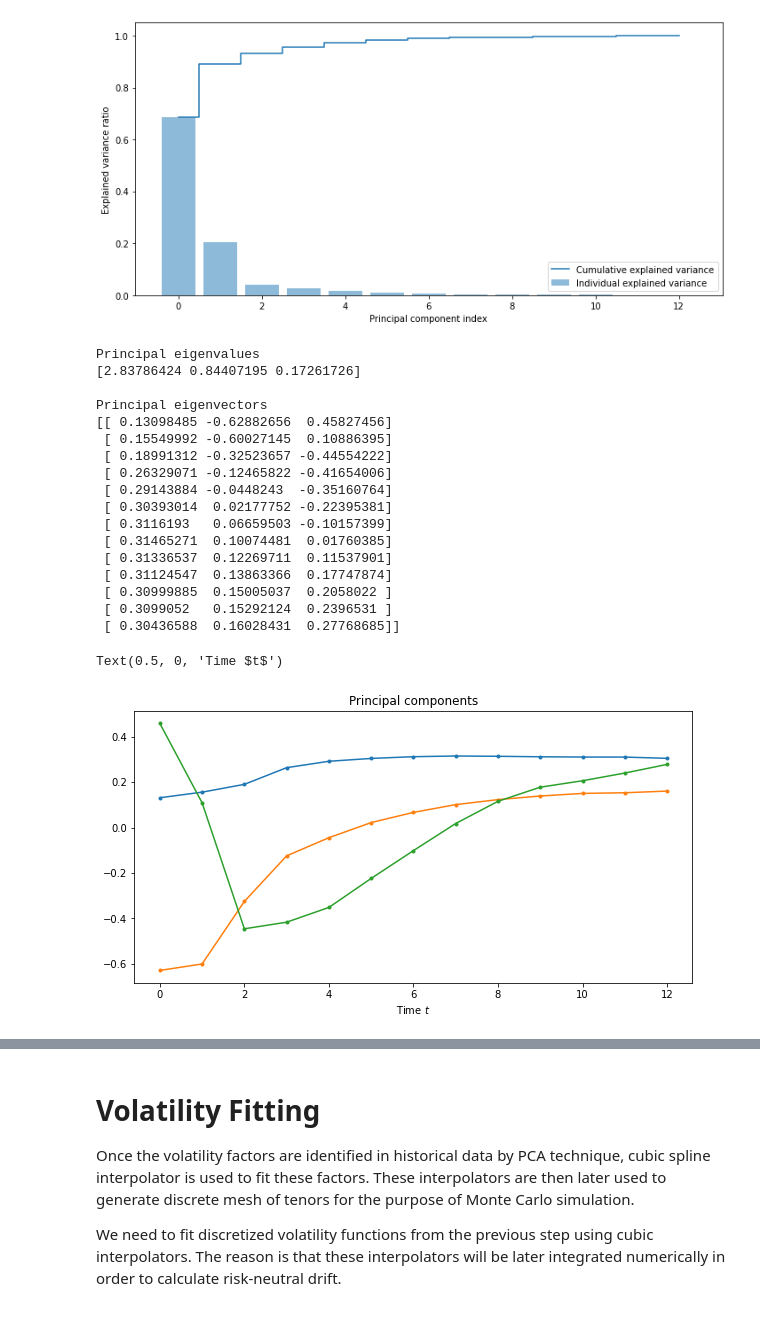
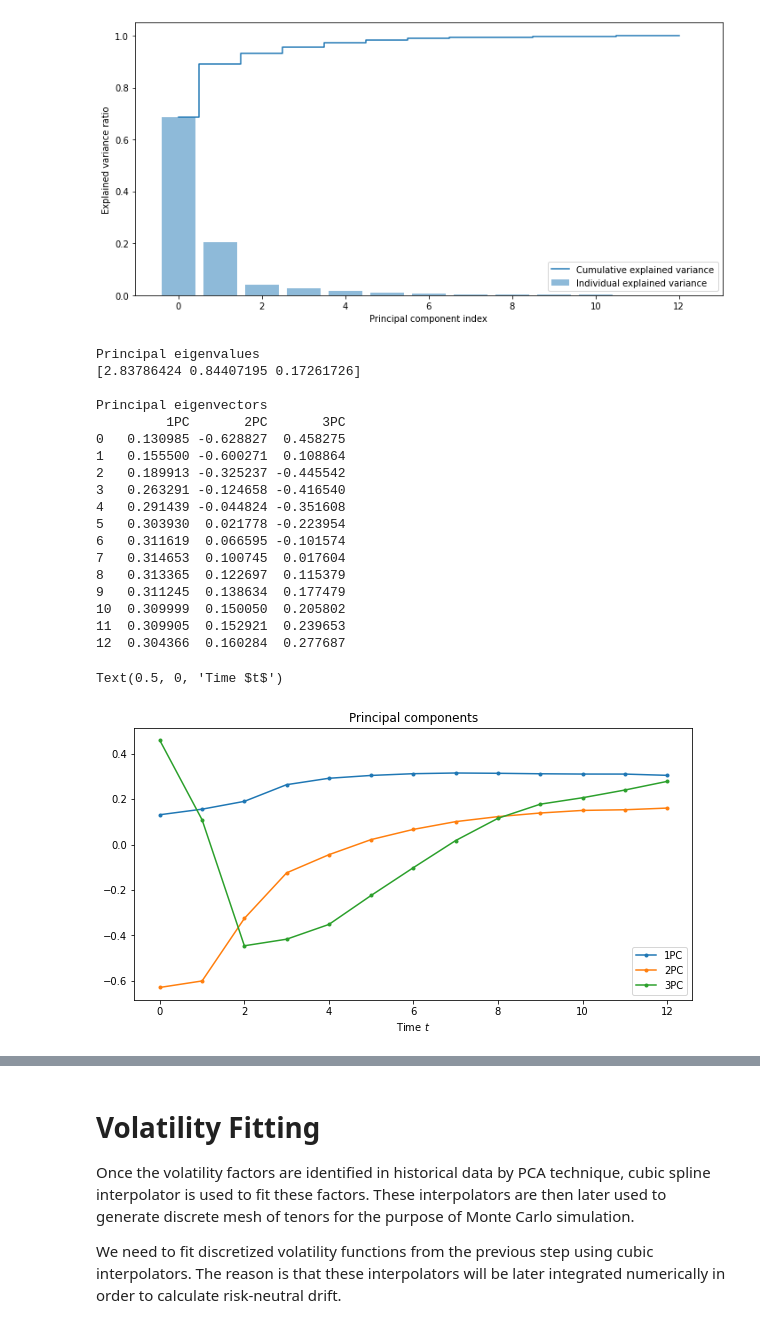
Before and after one commit to siljeanf/MathematicalFinance, a Jupyter notebook: exercise3/multifactormodelling.ipynb, the cells around one changed output, grey strips where cells are left out. Cells and saved outputs as stored; diff of their text form; code cells hidden in the pictures.

```diff
--- a/exercise3/multifactormodelling.ipynb
+++ b/exercise3/multifactormodelling.ipynb
@@ -58,0 +57,13 @@ for col in range(0,nseries-1):
+# %%
+df_final = df_final.iloc[0:-2,:] #remove last row
+
+#plot absolute returns
+plt.figure(figsize=(10,5))
+plt.plot(df_final.iloc[:,0], df_final.iloc[:,1:]/100 ,label=df_final.columns[1:])
+plt.title('Differentiated historical returns')
+plt.ylabel("f")
+plt.xlabel("Time")
+plt.legend()
+plt.show()
+
+#print(df_final) #mangler 15års renten...ups
@@ -153,42 +143,44 @@ plt.show()
 # %%
 #select eigenvectors with highest eigenvalues
 factors = 3 # 3 PCs
 index_eigvec = list(reversed(eigval.argsort()))[0:factors]   # highest principal component first in the array
 princ_eigval = np.array([eigval[i] for i in index_eigvec])
 princ_comp = np.hstack([eigvec[:,i] for i in index_eigvec]) #hver PC eggges kolonnevis i princ_comp
-
+princ_comp_df = pd.DataFrame(princ_comp, columns= ["1PC", "2PC", "3PC"])
 #print results
 print("Principal eigenvalues")
 print(princ_eigval)
 print()
 print("Principal eigenvectors")
-print(princ_comp)
+print(princ_comp_df)
 
 #plot
 plt.figure(figsize=(10,5))
-plt.plot(princ_comp, marker='.')
+plt.plot(princ_comp_df, marker='.', label=princ_comp_df.columns)
 plt.title('Principal components')
+plt.legend()
 plt.xlabel(r'Time $t$')
 # %% [output]
 Principal eigenvalues
 [2.83786424 0.84407195 0.17261726]
 
 Principal eigenvectors
-[[ 0.13098485 -0.62882656  0.45827456]
- [ 0.15549992 -0.60027145  0.10886395]
- [ 0.18991312 -0.32523657 -0.44554222]
- [ 0.26329071 -0.12465822 -0.41654006]
- [ 0.29143884 -0.0448243  -0.35160764]
- [ 0.30393014  0.02177752 -0.22395381]
- [ 0.3116193   0.06659503 -0.10157399]
- [ 0.31465271  0.10074481  0.01760385]
- [ 0.31336537  0.12269711  0.11537901]
- [ 0.31124547  0.13863366  0.17747874]
- [ 0.30999885  0.15005037  0.2058022 ]
- [ 0.3099052   0.15292124  0.2396531 ]
- [ 0.30436588  0.16028431  0.27768685]]
+         1PC       2PC       3PC
+0   0.130985 -0.628827  0.458275
+1   0.155500 -0.600271  0.108864
+2   0.189913 -0.325237 -0.445542
+3   0.263291 -0.124658 -0.416540
+4   0.291439 -0.044824 -0.351608
+5   0.303930  0.021778 -0.223954
+6   0.311619  0.066595 -0.101574
+7   0.314653  0.100745  0.017604
+8   0.313365  0.122697  0.115379
+9   0.311245  0.138634  0.177479
+10  0.309999  0.150050  0.205802
+11  0.309905  0.152921  0.239653
+12  0.304366  0.160284  0.277687
 Text(0.5, 0, 'Time $t$')
-[figure, old version]
+[figure, new version]
 # %%
 #Calculate discretized volatility function from principal components¶
 sqrt_eigval = np.matrix(princ_eigval ** .5) #roten av egenverdier
```
Also changed, not shown: parts of 12 cells of this notebook.
